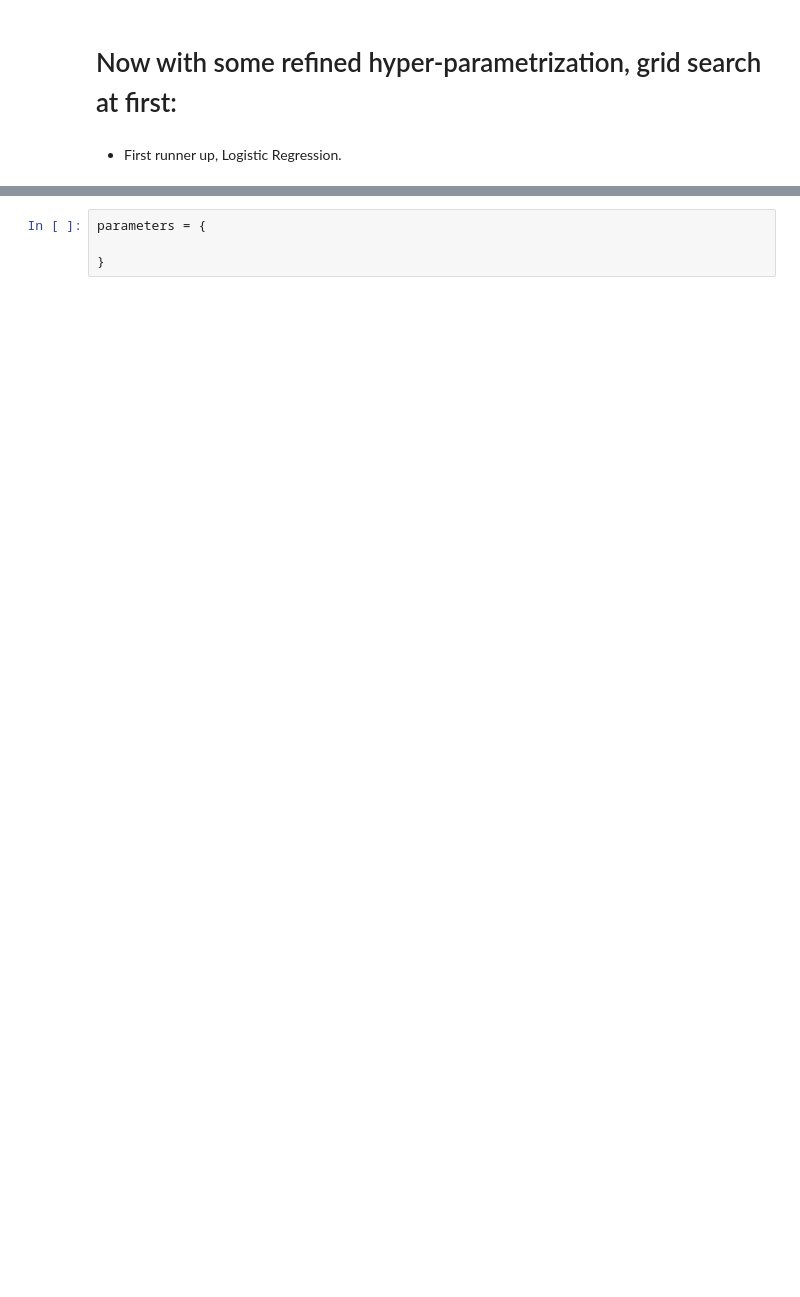
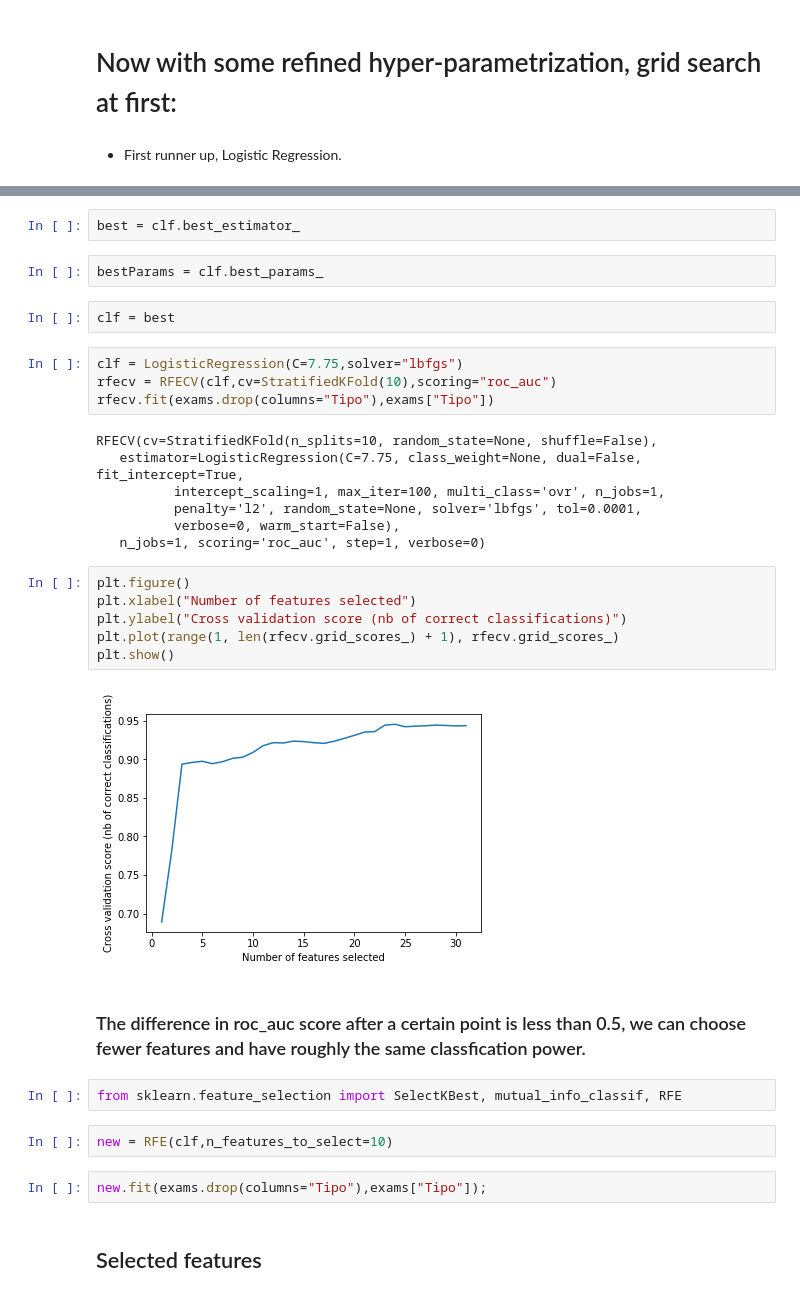
Before and after one commit to wykthor-btracker/DM-project, a Jupyter notebook: Untitled.ipynb, the cells around one changed output, grey strips where cells are left out. Drawn from its saved outputs; the diff is of its cells as text; blank space fills up the shorter version.

```diff
--- a/Untitled.ipynb
+++ b/Untitled.ipynb
@@ -293,4 +281,35 @@ best.to_csv("MelhorParams.csv",sep=";")
-# %%
-parameters = {
-
-}
+# %%
+best = clf.best_estimator_
+# %%
+bestParams = clf.best_params_
+# %%
+clf = best
+# %%
+clf = LogisticRegression(C=7.75,solver="lbfgs")
+rfecv = RFECV(clf,cv=StratifiedKFold(10),scoring="roc_auc")
+rfecv.fit(exams.drop(columns="Tipo"),exams["Tipo"])
+# %% [output]
+RFECV(cv=StratifiedKFold(n_splits=10, random_state=None, shuffle=False),
+   estimator=LogisticRegression(C=7.75, class_weight=None, dual=False, fit_intercept=True,
+          intercept_scaling=1, max_iter=100, multi_class='ovr', n_jobs=1,
+          penalty='l2', random_state=None, solver='lbfgs', tol=0.0001,
+          verbose=0, warm_start=False),
+   n_jobs=1, scoring='roc_auc', step=1, verbose=0)
+# %%
+plt.figure()
+plt.xlabel("Number of features selected")
+plt.ylabel("Cross validation score (nb of correct classifications)")
+plt.plot(range(1, len(rfecv.grid_scores_) + 1), rfecv.grid_scores_)
+plt.show()
+# %% [output]
+[figure, added]
+# %% [markdown]
+### The difference in roc_auc score after a certain point is less than 0.5, we can choose fewer features and have roughly the same classfication power.
+# %%
+from sklearn.feature_selection import SelectKBest, mutual_info_classif, RFE
+# %%
+new = RFE(clf,n_features_to_select=10)
+# %%
+new.fit(exams.drop(columns="Tipo"),exams["Tipo"]);
+# %% [markdown]
+## Selected features
```
Also changed, not shown: parts of 27 cells of this notebook, 1 other file.
